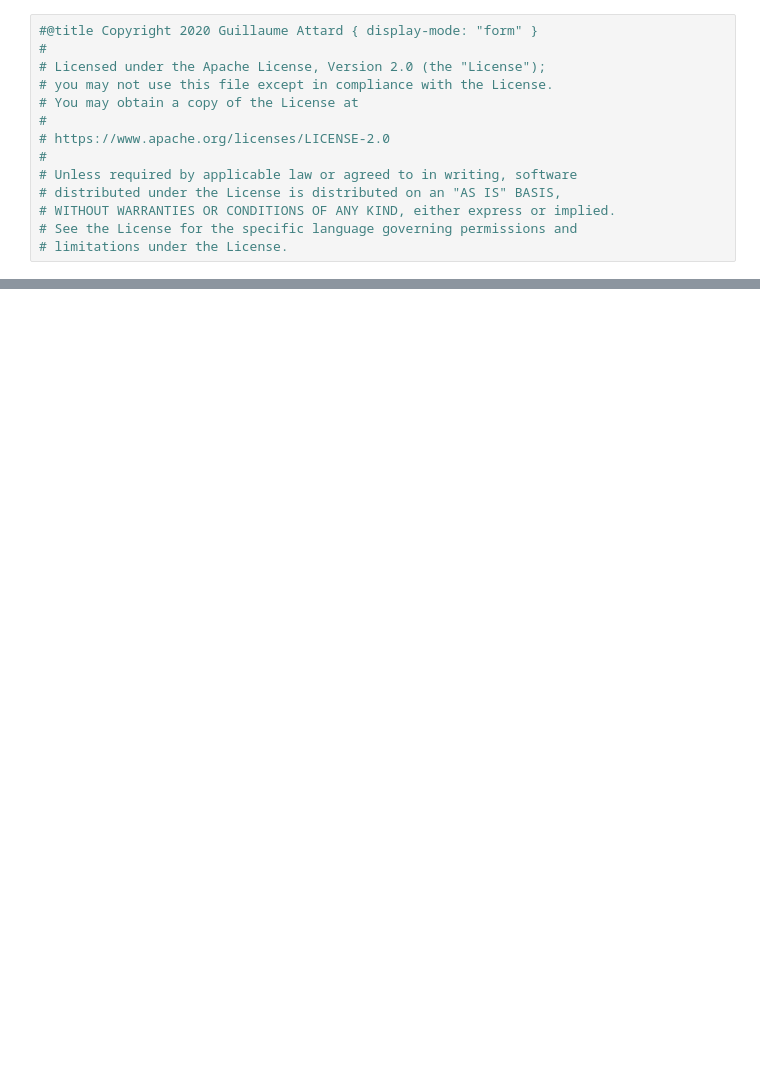
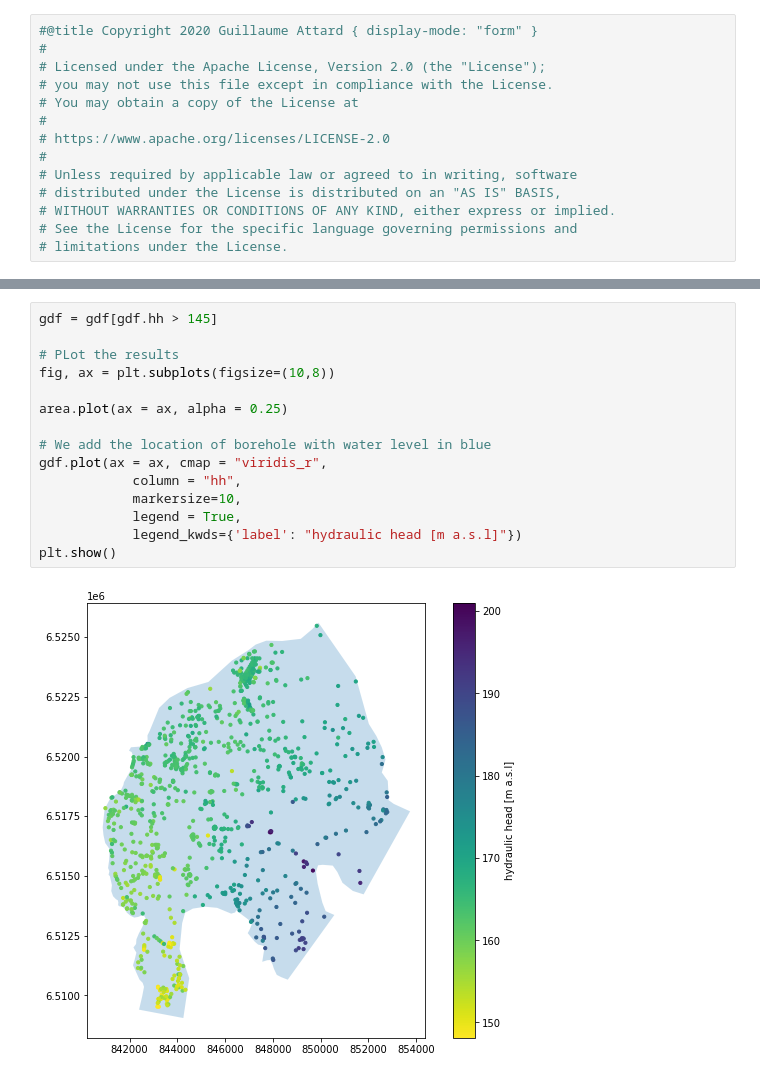
Before and after one commit to guiattard/geoscience-notebooks, a Jupyter notebook: geostatistics-applied-to-hydrogeology-with-scikit-gstat/geostatistics-applied-to-hydrogeology-with-scikit-gstat.ipynb, the cells around one changed output, grey strips where cells are left out. Cells and saved outputs as stored; diff of their text form; blank space fills up the shorter version.

```diff
--- a/geostatistics-applied-to-hydrogeology-with-scikit-gstat/geostatistics-applied-to-hydrogeology-with-scikit-gstat.ipynb
+++ b/geostatistics-applied-to-hydrogeology-with-scikit-gstat/geostatistics-applied-to-hydrogeology-with-scikit-gstat.ipynb
@@ -55,0 +251,17 @@ Finally, please note that the name kriging refers to its inventor Dave Krige who
+# %%
+gdf = gdf[gdf.hh > 145]
+
+# PLot the results
+fig, ax = plt.subplots(figsize=(10,8))
+
+area.plot(ax = ax, alpha = 0.25)
+
+# We add the location of borehole with water level in blue
+gdf.plot(ax = ax, cmap = "viridis_r",
+            column = "hh",
+            markersize=10,
+            legend = True,
+            legend_kwds={'label': "hydraulic head [m a.s.l]"})
+plt.show()
+# %% [output]
+[figure, added]
```
Also changed, not shown: parts of 51 cells of this notebook.
